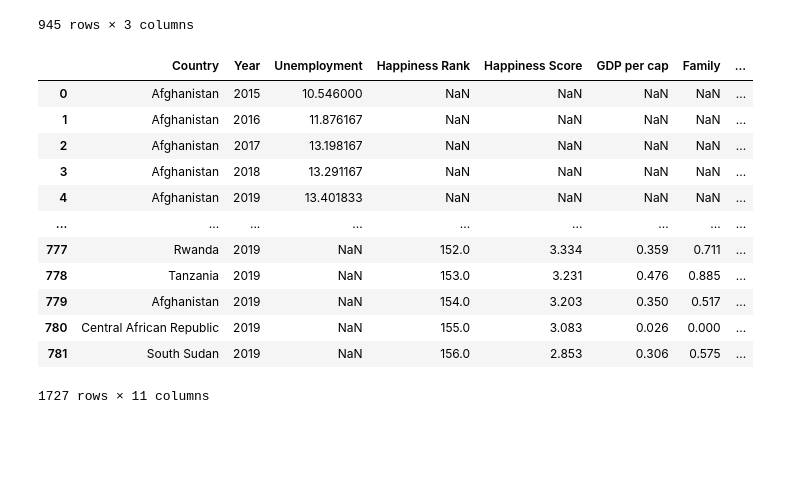
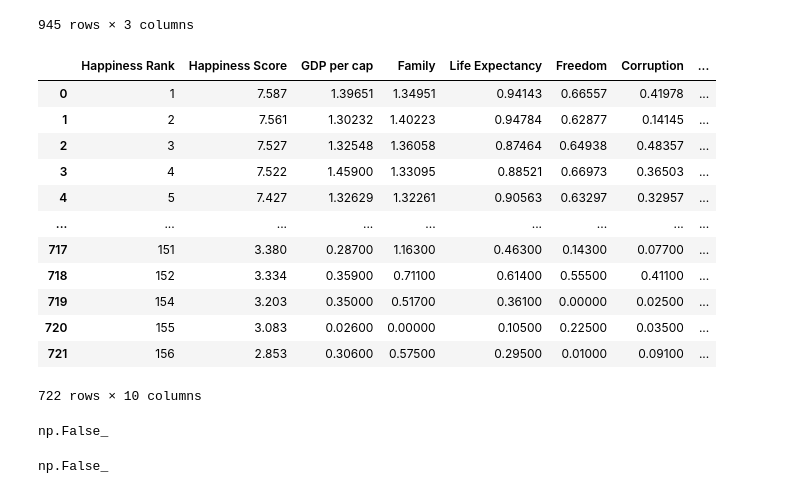
Before and after one commit to knnthfrmn/dsc25_group, a Jupyter notebook: summative.ipynb, the cells around one changed output. Saved outputs shown, nothing was run; the diff lists cells and outputs as text; code cells hidden in the pictures; blank space fills up the shorter version.

Commit message:
combined dataset!

```diff
--- a/summative.ipynb
+++ b/summative.ipynb
@@ -133,7 +140,7 @@ happiness_data['Country'] = happiness_data['Country'].replace({'Congo (Brazzavil
 happiness_data['Country'] = happiness_data['Country'].replace({'Iran':'Iran, Islamic Republic of'})
 unemployment_data['Country'] = unemployment_data['Country'].replace({'Viet Nam':'Vietnam'})
 unemployment_data['Country'] = unemployment_data['Country'].replace({'Czechia':'Czech Republic'})
-happiness_data['Country'] = happiness_data['Country'].replace({'Hong Kong S.A.R.':'Hong Kong'})
+happiness_data['Country'] = happiness_data['Country'].replace({'Hong Kong S.A.R., China':'Hong Kong'})
 happiness_data['Country'] = happiness_data['Country'].replace({'Taiwan Provice of China':'Taiwan'})
 unemployment_data['Country'] = unemployment_data['Country'].replace({'Taiwan, China':'Taiwan'})
 
@@ -212,11 +220,7 @@ long_unemp.drop(columns=['country_name', 'sex', 'age_categories'])
 | 5669 | Under 15 | Zimbabwe | 2019 | 7.760 |
 5670 rows × 4 columns
 # %%
-avg_country_year = (
-    long_unemp
-    .groupby(['Country', 'year'])['unemployment_rate']
-    .mean()
-    .reset_index()
-)
+avg_country_year = (long_unemp.groupby(['Country', 'year'])['unemployment_rate'].mean().reset_index())
+#creating single unemployment rate per country+year
 # %%
 avg_country_year = avg_country_year.rename(columns={'year': 'Year', 'unemployment_rate' : 'Unemployment'})
@@ -237,20 +242,35 @@ avg_country_year
 | 944 | Zimbabwe | 2019 | 8.295833 |
 945 rows × 3 columns
 # %%
-combined_df = pd.concat((avg_country_year, happiness_data))
+avg_country_year['Country_year'] = avg_country_year['Country'].astype(str) + "_" + avg_country_year['Year'].astype(str)
+happiness_data['Country_year'] = happiness_data['Country'].astype(str) + "_" + happiness_data['Year'].astype(str)
+#merge data frames on new, common column
+combined_df = pd.merge(happiness_data, avg_country_year, on=['Country_year'])
 # %%
+#remove superfluous columns
+drop_2 = ['Country_x','Year_x','Country_y','Year_y']
+combined_df = combined_df.drop(columns = drop_2)
 combined_df
 # %% [output]
-|  | Country | Year | Unemployment | Happiness Rank | Happiness Score | GDP per cap | Family | ... |
-| 0 | Afghanistan | 2015 | 10.546000 | NaN | NaN | NaN | NaN | ... |
-| 1 | Afghanistan | 2016 | 11.876167 | NaN | NaN | NaN | NaN | ... |
-| 2 | Afghanistan | 2017 | 13.198167 | NaN | NaN | NaN | NaN | ... |
-| 3 | Afghanistan | 2018 | 13.291167 | NaN | NaN | NaN | NaN | ... |
-| 4 | Afghanistan | 2019 | 13.401833 | NaN | NaN | NaN | NaN | ... |
+|  | Happiness Rank | Happiness Score | GDP per cap | Family | Life Expectancy | Freedom | Corruption | ... |
+| 0 | 1 | 7.587 | 1.39651 | 1.34951 | 0.94143 | 0.66557 | 0.41978 | ... |
+| 1 | 2 | 7.561 | 1.30232 | 1.40223 | 0.94784 | 0.62877 | 0.14145 | ... |
+| 2 | 3 | 7.527 | 1.32548 | 1.36058 | 0.87464 | 0.64938 | 0.48357 | ... |
+| 3 | 4 | 7.522 | 1.45900 | 1.33095 | 0.88521 | 0.66973 | 0.36503 | ... |
+| 4 | 5 | 7.427 | 1.32629 | 1.32261 | 0.90563 | 0.63297 | 0.32957 | ... |
 | ... | ... | ... | ... | ... | ... | ... | ... | ... |
-| 777 | Rwanda | 2019 | NaN | 152.0 | 3.334 | 0.359 | 0.711 | ... |
-| 778 | Tanzania | 2019 | NaN | 153.0 | 3.231 | 0.476 | 0.885 | ... |
-| 779 | Afghanistan | 2019 | NaN | 154.0 | 3.203 | 0.350 | 0.517 | ... |
-| 780 | Central African Republic | 2019 | NaN | 155.0 | 3.083 | 0.026 | 0.000 | ... |
-| 781 | South Sudan | 2019 | NaN | 156.0 | 2.853 | 0.306 | 0.575 | ... |
+| 717 | 151 | 3.380 | 0.28700 | 1.16300 | 0.46300 | 0.14300 | 0.07700 | ... |
+| 718 | 152 | 3.334 | 0.35900 | 0.71100 | 0.61400 | 0.55500 | 0.41100 | ... |
+| 719 | 154 | 3.203 | 0.35000 | 0.51700 | 0.36100 | 0.00000 | 0.02500 | ... |
+| 720 | 155 | 3.083 | 0.02600 | 0.00000 | 0.10500 | 0.22500 | 0.03500 | ... |
+| 721 | 156 | 2.853 | 0.30600 | 0.57500 | 0.29500 | 0.01000 | 0.09100 | ... |
-1727 rows × 11 columns
+722 rows × 10 columns
+# %%
+#checking for nan to ensure smooth merge
+combined_df['Freedom'].isna().any()
+# %% [output]
+np.False_
+# %%
+combined_df['Unemployment'].isna().any()
+# %% [output]
+np.False_
```
Also changed, not shown: parts of 4 cells of this notebook.
